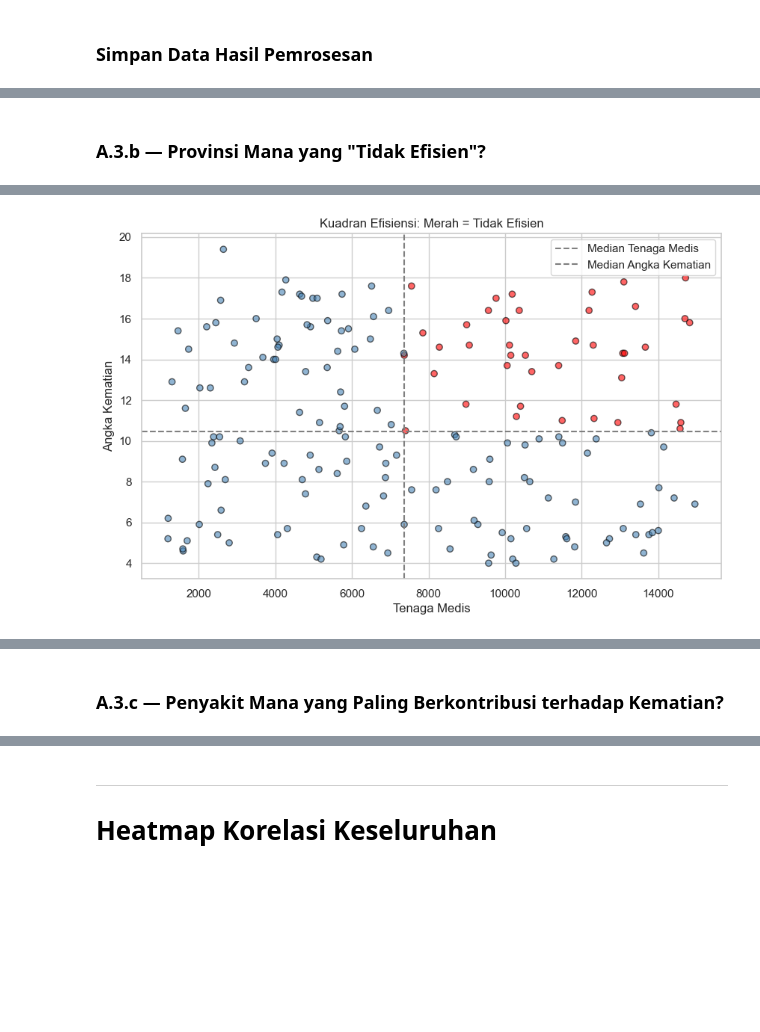
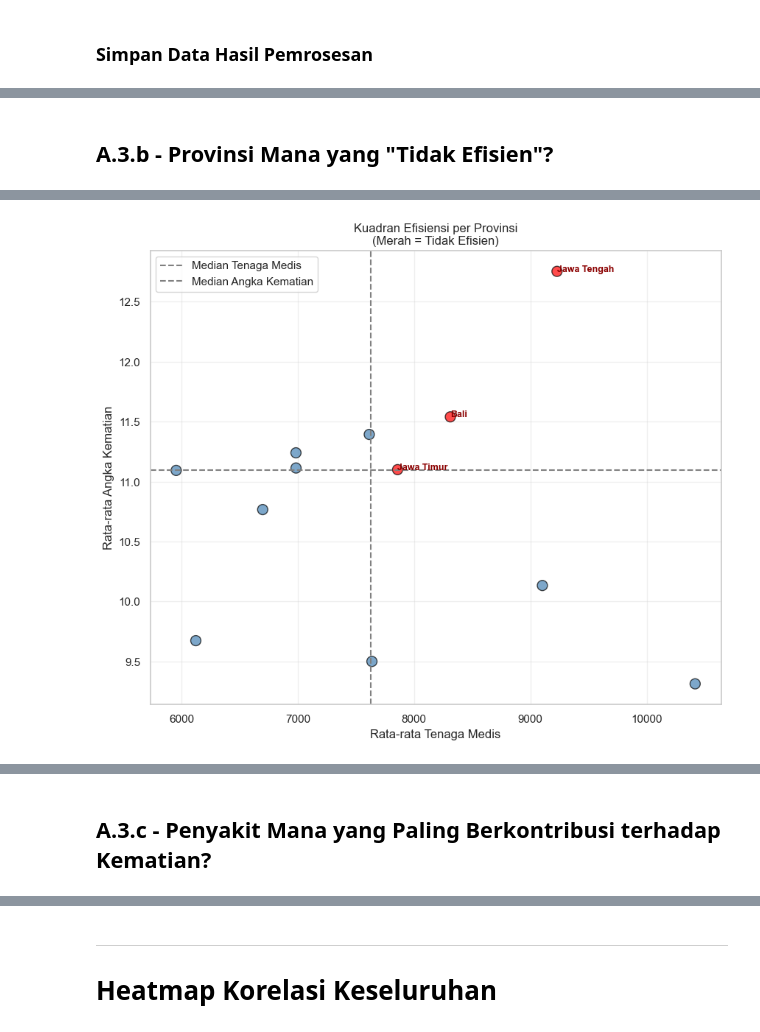
Before and after one commit to Daalleee/Data_Analyst, a Jupyter notebook: analyst_kesehatan.ipynb, the cells around one changed output, grey strips where cells are left out. Drawn from its saved outputs; the diff is of its cells as text; code cells hidden in the pictures; blank space fills up the shorter version.

```diff
--- a/analyst_kesehatan.ipynb
+++ b/analyst_kesehatan.ipynb
@@ -213,10 +253,9 @@ df_clean = df.copy()
 print("=== IMPUTASI AHH ===")
 print(f"Missing sebelum: {df_clean['AHH'].isnull().sum()}")
 
-# Median per provinsi, fallback ke median nasional
 median_nasional_ahh = df_clean['AHH'].median()
 df_clean['AHH'] = df_clean.groupby('Provinsi')['AHH'].transform(
-    lambda x: x.fillna(x.median() if x.median() == x.median() else median_nasional_ahh)
+    lambda x: x.fillna(x.median() if not pd.isna(x.median()) else median_nasional_ahh)
 )
 df_clean['AHH'] = df_clean['AHH'].fillna(median_nasional_ahh)
 print(f"Missing sesudah: {df_clean['AHH'].isnull().sum()}")
@@ -227,12 +266,12 @@ print(f"Missing sebelum: {df_clean['Imunisasi'].isnull().sum()}")
 
 median_nasional_imun = df_clean['Imunisasi'].median()
 df_clean['Imunisasi'] = df_clean.groupby('Provinsi')['Imunisasi'].transform(
-    lambda x: x.fillna(x.median() if x.median() == x.median() else median_nasional_imun)
+    lambda x: x.fillna(x.median() if not pd.isna(x.median()) else median_nasional_imun)
 )
 df_clean['Imunisasi'] = df_clean['Imunisasi'].fillna(median_nasional_imun)
 print(f"Missing sesudah: {df_clean['Imunisasi'].isnull().sum()}")
 
-print("\n✓ Imputasi selesai!")
+print("\nImputasi selesai!")
 # %% [output]
 === IMPUTASI AHH ===
 Missing sebelum: 22
@@ -383,36 +488,53 @@ Korelasi (Tenaga Medis vs Angka Kematian): -0.079
 # %% [markdown]
-### A.3.b — Provinsi Mana yang "Tidak Efisien"?
+## A.3.b - Provinsi Mana yang "Tidak Efisien"?
 # %%
-# Kriteria: Tenaga Medis tinggi (di atas median) TAPI Angka Kematian juga tinggi (di atas median)
-med_med = df_clean['Tenaga_Medis'].median()
-med_kemat = df_clean['Angka_Kematian'].median()
+# Agregasi rata-rata per provinsi terlebih dahulu
+prov_avg = df_clean.groupby('Provinsi')[['Tenaga_Medis', 'Angka_Kematian']].mean().reset_index()
+
+# Hitung median nasional dari rata-rata per provinsi
+med_med = prov_avg['Tenaga_Medis'].median()
+med_kemat = prov_avg['Angka_Kematian'].median()
 
 # Tandai provinsi tidak efisien
-df_clean['Tidak_Efisien'] = (df_clean['Tenaga_Medis'] > med_med) & (df_clean['Angka_Kematian'] > med_kemat)
+prov_avg['Tidak_Efisien'] = (prov_avg['Tenaga_Medis'] > med_med) & (prov_avg['Angka_Kematian'] > med_kemat)
 
-tidak_efisien = df_clean[df_clean['Tidak_Efisien']]
-print(f"Jumlah observasi 'tidak efisien': {len(tidak_efisien)} dari {len(df_clean)}")
-print("\nProvinsi tidak efisien (Tenaga Medis ↑ tapi Angka Kematian ↑):")
-print(tidak_efisien[['Tahun', 'Provinsi', 'Tenaga_Medis', 'Angka_Kematian']].sort_values(
-    'Angka_Kematian', ascending=False).head(15).to_string(index=False))
+print("=== PROVINSI TIDAK EFISIEN ===")
+print("(Tenaga Medis di atas median, tapi Angka Kematian juga di atas median)")
+print(f"\nMedian Tenaga Medis: {med_med:.0f}")
+print(f"Median Angka Kematian: {med_kemat:.1f}")
 
-# Visualisasi
-plt.figure(figsize=(10, 6))
+tidak_efisien = prov_avg[prov_avg['Tidak_Efisien']].sort_values('Angka_Kematian', ascending=False)
+print(f"\nJumlah provinsi tidak efisien: {len(tidak_efisien)} dari {len(prov_avg)} provinsi")
+print("\nDaftar provinsi tidak efisien:")
+print(tidak_efisien[['Provinsi', 'Tenaga_Medis', 'Angka_Kematian']].to_string(index=False))
+
+# Visualisasi kuadran
+plt.figure(figsize=(10, 8))
 plt.axvline(med_med, color='gray', linestyle='--', label='Median Tenaga Medis')
 plt.axhline(med_kemat, color='gray', linestyle='--', label='Median Angka Kematian')
 
-# Kuadran
-colors = df_clean['Tidak_Efisien'].map({True: 'red', False: 'steelblue'})
-plt.scatter(df_clean['Tenaga_Medis'], df_clean['Angka_Kematian'],
-            c=colors, alpha=0.6, edgecolors='black')
-plt.xlabel('Tenaga Medis')
-plt.ylabel('Angka Kematian')
-plt.title('Kuadran Efisiensi: Merah = Tidak Efisien')
+# Warna berdasarkan efisiensi
+colors = prov_avg['Tidak_Efisien'].map({True: 'red', False: 'steelblue'})
+plt.scatter(prov_avg['Tenaga_Medis'], prov_avg['Angka_Kematian'],
+            c=colors, s=100, alpha=0.7, edgecolors='black')
+
+# Label provinsi yang tidak efisien
+for _, row in tidak_efisien.iterrows():
+    plt.annotate(row['Provinsi'], (row['Tenaga_Medis'], row['Angka_Kematian']),
+                fontsize=9, fontweight='bold', color='darkred')
+
+plt.xlabel('Rata-rata Tenaga Medis')
+plt.ylabel('Rata-rata Angka Kematian')
+plt.title('Kuadran Efisiensi per Provinsi\n(Merah = Tidak Efisien)')
 plt.legend()
+plt.grid(True, alpha=0.3)
 plt.show()
 
-# Ranking per provinsi
-prov_ineff = tidak_efisien.groupby('Provinsi').size().sort_values(ascending=False)
-print("\nFrekuensi muncul sebagai 'tidak efisien':")
-print(prov_ineff)
+# Provinsi efisien (tenaga medis tinggi, kematian rendah)
+efisien = prov_avg[(prov_avg['Tenaga_Medis'] > med_med) & (prov_avg['Angka_Kematian'] <= med_kemat)]
+print("\nProvinsi EFISIEN (Tenaga Medis tinggi, Angka Kematian rendah):")
+if len(efisien) > 0:
+    print(efisien[['Provinsi', 'Tenaga_Medis', 'Angka_Kematian']].to_string(index=False))
+else:
+    print("Tidak ada provinsi yang memenuhi kriteria ini.")
 # %% [output]
@@ -438 +554 @@ Provinsi tidak efisien (Tenaga Medis ↑ tapi Angka Kematian ↑):
-[figure, old version]
+[figure, new version]
@@ -453,5 +560,5 @@ dtype: int64
 # %% [markdown]
-### A.3.c — Penyakit Mana yang Paling Berkontribusi terhadap Kematian?
+## A.3.c - Penyakit Mana yang Paling Berkontribusi terhadap Kematian?
 # %%
 # Korelasi masing-masing penyakit dengan angka kematian
 penyakit = ['Kasus_ISPA', 'Kasus_Diabetes', 'Kasus_Hipertensi']
```
Also changed, not shown: parts of 30 cells of this notebook, 2 other files.
